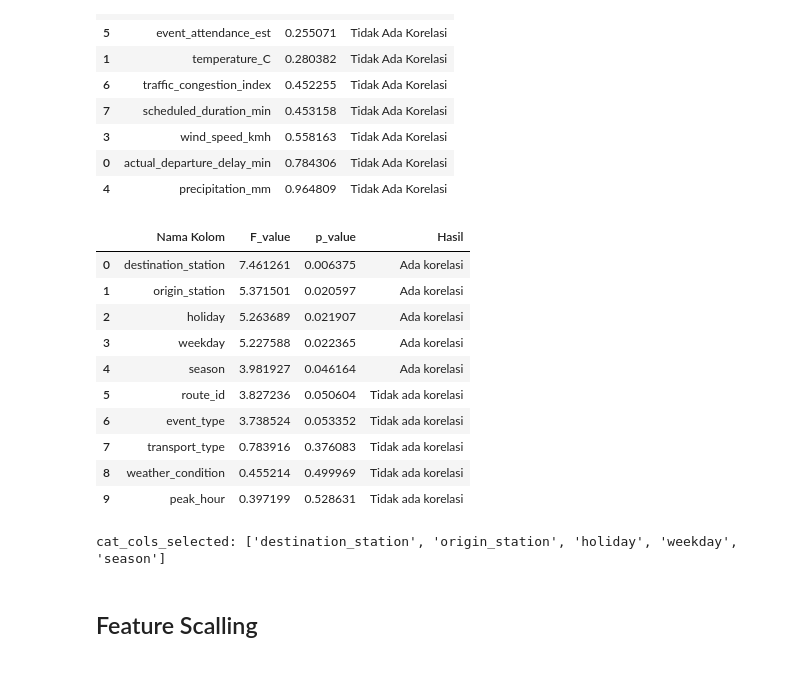
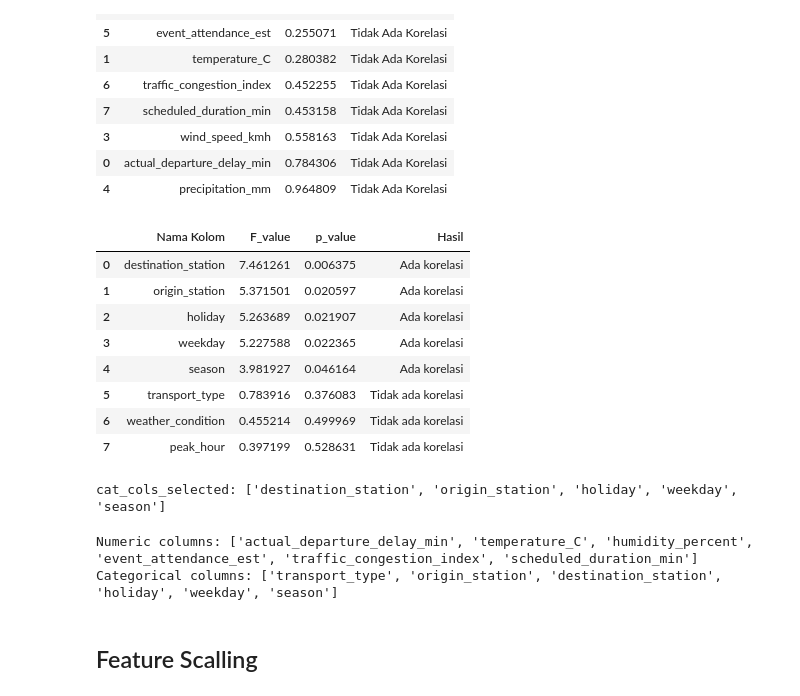
Before and after one commit to febrianaanggita/P2FINAL_PROJECT, a Jupyter notebook: Regres.ipynb, the cells around one changed output. Drawn from its saved outputs; the diff is of its cells as text; code cells hidden in the pictures.

```diff
--- a/Regres.ipynb
+++ b/Regres.ipynb
@@ -130,0 +157,16 @@ df.head()
+# %%
+# Pastikan kolom sudah jadi datetime
+df['scheduled_departure'] = pd.to_datetime(df['scheduled_departure'])
+df['scheduled_arrival'] = pd.to_datetime(df['scheduled_arrival'])
+
+# Buat kolom baru untuk selisih waktu (dalam menit)
+df['scheduled_duration_min'] = (df['scheduled_arrival'] - df['scheduled_departure']).dt.total_seconds() / 60
+
+# Ganti nilai negatif jadi NaN
+df.loc[df['scheduled_duration_min'] <= 0, 'scheduled_duration_min'] = np.nan
+
+# Hapus kolom lama
+df.drop(columns=['scheduled_arrival', 'scheduled_departure'], inplace=True)
+
+# Tampilkan hasil awal
+df.head()
@@ -200,7 +250,7 @@ scheduled_duration_min        0
 dtype: int64
 # %%
 # Bulatkan hasilnya dan ubah ke int64
-df.loc[:, 'scheduled_duration_min'] = df['scheduled_duration_min'].round(0).astype('int64')
+df['scheduled_duration_min'] = df['scheduled_duration_min'].round(0).astype('int64')
 # %%
 # Pengecekan data Duplikat
 df.duplicated().sum()
@@ -308,7 +364,7 @@ num_cols = [
 ]
 
 # Drop kolom ID karena tidak memiliki makna prediktif
-drop_cols = ['trip_id', 'delayed' ]
+drop_cols = ['trip_id', 'delayed', 'route_id', 'event_type' ]
 df.drop(columns=drop_cols, inplace=True)
 
 # Cek ulang hasil
@@ -370,0 +413,16 @@ Pada tahap ini dilakukan pemisahan antara variabel independen (**X**) dan variab
+# %%
+# Melihat rata-rata semua kolom antar kolom target
+target = 'actual_arrival_delay_min'
+
+# Ambil semua fitur (kecuali target)
+X_cols = [
+    'transport_type', 'origin_station', 'destination_station',
+    'weather_condition','temperature_C', 'humidity_percent', 'wind_speed_kmh', 'precipitation_mm',
+    'event_attendance_est', 'traffic_congestion_index',
+    'holiday', 'peak_hour', 'weekday', 'season', 'datetime',
+    'scheduled_duration_min'
+]
+
+for col in X_cols:
+    print(f"\nRata-rata {target} berdasarkan {col}:")
+    print(df.groupby(col)[target].mean().sort_values(ascending=False).head(10))
@@ -646,10 +743,9 @@ display(hasil_numerik)
 | 4 | precipitation_mm | 0.964809 | Tidak Ada Korelasi |
 # %%
 cat_cols = [c for c in [
-     'transport_type',
-    'route_id', 'origin_station',
+     'transport_type', 'origin_station',
     'destination_station', 'weather_condition',
-    'event_type','holiday', 'peak_hour', 'weekday', 'season'
+    'holiday', 'peak_hour', 'weekday', 'season'
 
 ] if c in X_train.columns]
 
@@ -700,39 +796,52 @@ orig = [next(c for c in cat_cols if name.startswith(f"{c}_")) for name in ohe_na
 res = (pd.DataFrame({
             "Nama Kolom": orig,
             "F_value": F,
             "p_value": p
         })
         .groupby("Nama Kolom")
         .agg(F_value=("F_value","max"), p_value=("p_value","min"))
         .sort_values("p_value")
         .reset_index())
 
 res["Hasil"] = np.where(res["p_value"] < 0.05, "Ada korelasi", "Tidak ada korelasi")
 
 display(res)
 
 # Daftar kolom kategorikal terpilih (p-value < 0.05)
 cat_cols_selected = (res.loc[res["p_value"] < 0.05, "Nama Kolom"]
                         .dropna().unique().tolist())
 
 # Fallback: jika tidak ada yang lolos threshold, pakai semua agar pipeline tetap jalan
 if len(cat_cols_selected) == 0:
     cat_cols_selected = cat_cols
 
 print("cat_cols_selected:", cat_cols_selected)
 # %% [output]
 |  | Nama Kolom | F_value | p_value | Hasil |
 | 0 | destination_station | 7.461261 | 0.006375 | Ada korelasi |
 | 1 | origin_station | 5.371501 | 0.020597 | Ada korelasi |
 | 2 | holiday | 5.263689 | 0.021907 | Ada korelasi |
 | 3 | weekday | 5.227588 | 0.022365 | Ada korelasi |
 | 4 | season | 3.981927 | 0.046164 | Ada korelasi |
-| 5 | route_id | 3.827236 | 0.050604 | Tidak ada korelasi |
-| 6 | event_type | 3.738524 | 0.053352 | Tidak ada korelasi |
-| 7 | transport_type | 0.783916 | 0.376083 | Tidak ada korelasi |
-| 8 | weather_condition | 0.455214 | 0.499969 | Tidak ada korelasi |
-| 9 | peak_hour | 0.397199 | 0.528631 | Tidak ada korelasi |
+| 5 | transport_type | 0.783916 | 0.376083 | Tidak ada korelasi |
+| 6 | weather_condition | 0.455214 | 0.499969 | Tidak ada korelasi |
+| 7 | peak_hour | 0.397199 | 0.528631 | Tidak ada korelasi |
 cat_cols_selected: ['destination_station', 'origin_station', 'holiday', 'weekday', 'season']
+# %%
+# Daftar kolom yang akan di-drop
+drop_cols = ['precipitation_mm', 'wind_speed_kmh', 'weather_condition', 'peak_hour']
+X_train_capped.drop(columns=drop_cols, inplace=True, errors='ignore')
+X_test_capped.drop(columns=drop_cols, inplace=True, errors='ignore')
+
+# Update ulang daftar kolom numerik dan kategorikal
+num_cols = X_train_capped.select_dtypes(include=['int64', 'float64']).columns.tolist()
+cat_cols_selected = X_train_capped.select_dtypes(include=['object', 'category']).columns.tolist()
+
+print("Numeric columns:", num_cols)
+print("Categorical columns:", cat_cols_selected)
+# %% [output]
+Numeric columns: ['actual_departure_delay_min', 'temperature_C', 'humidity_percent', 'event_attendance_est', 'traffic_congestion_index', 'scheduled_duration_min']
+Categorical columns: ['transport_type', 'origin_station', 'destination_station', 'holiday', 'weekday', 'season']
 # %% [markdown]
 ## Feature Scalling
 # %%
```
Also changed, not shown: parts of 49 cells of this notebook.
